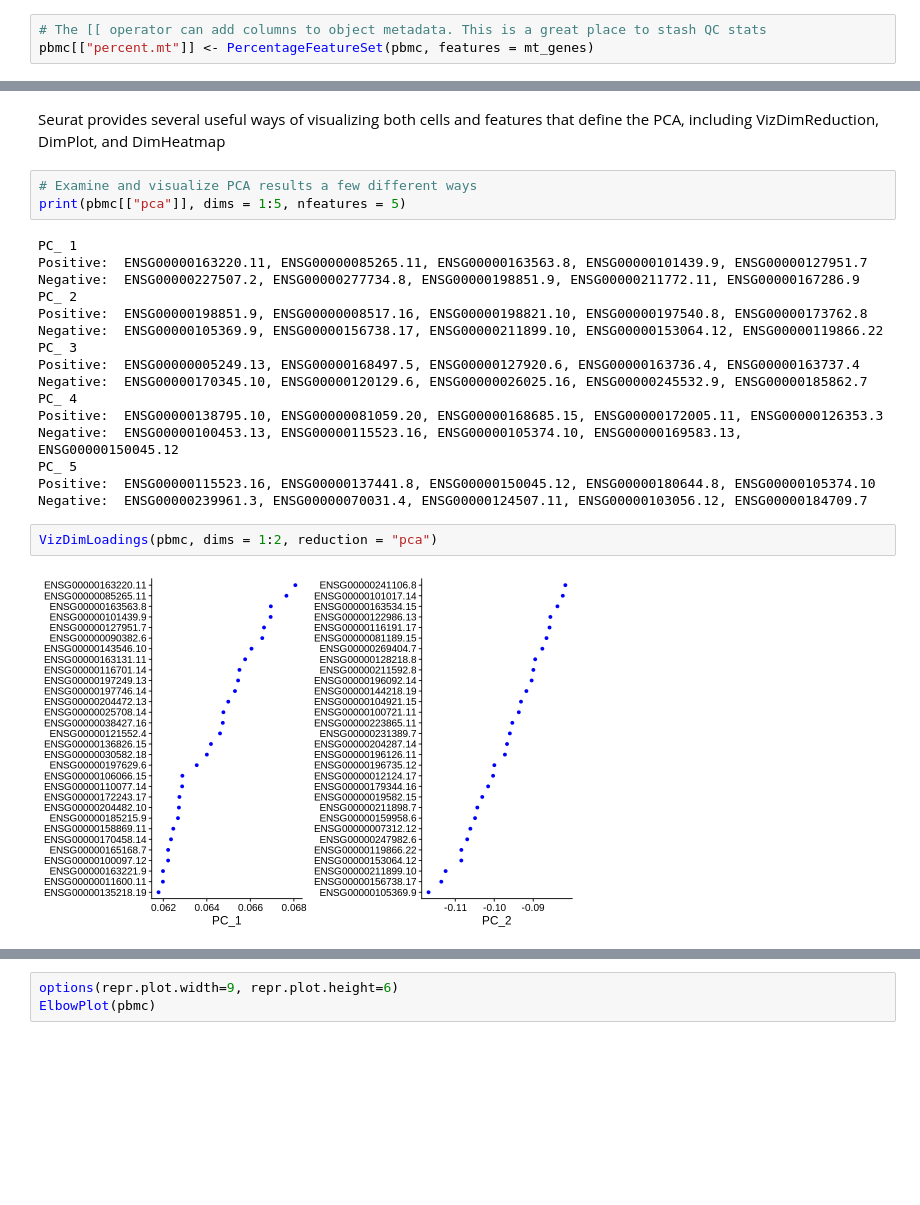
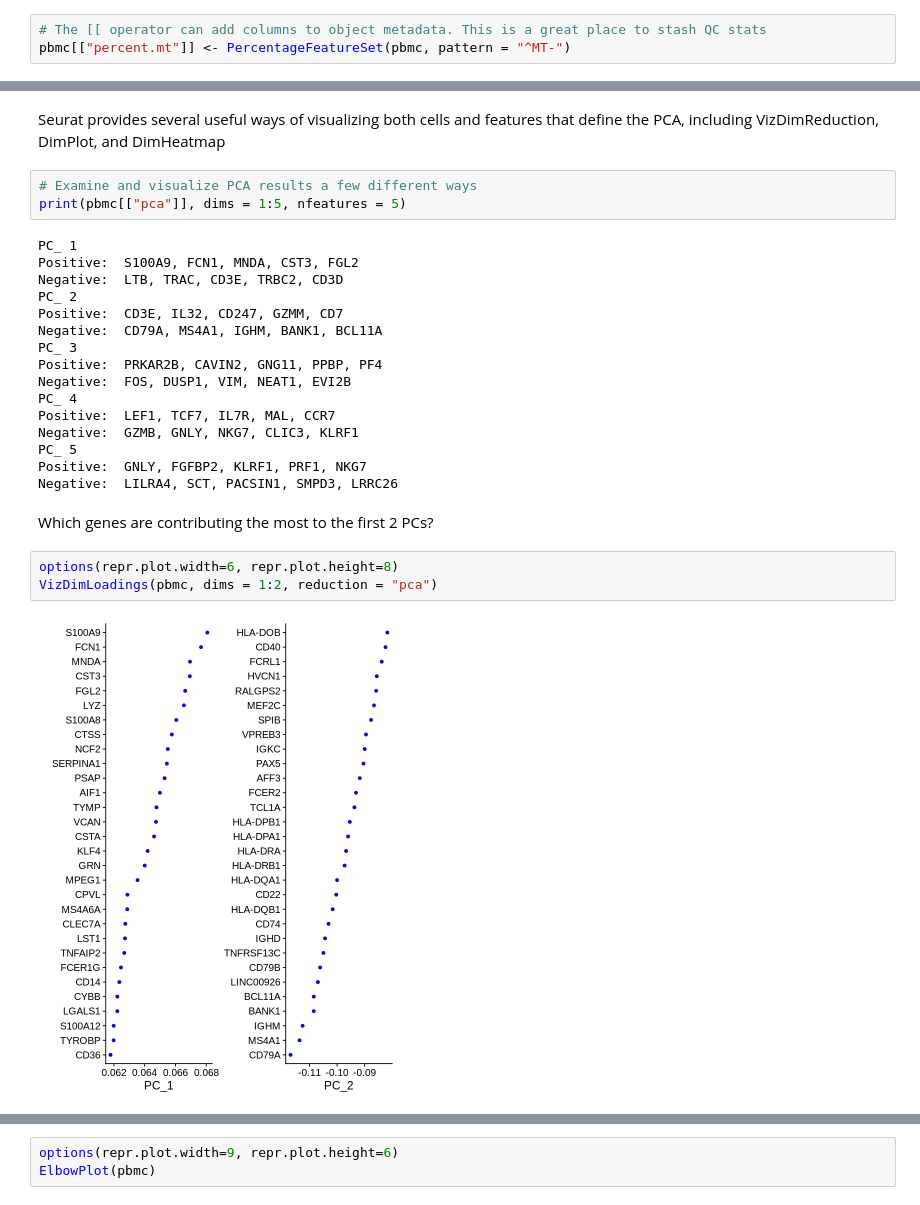
Before and after one commit to pachterlab/kallistobustools, a Jupyter notebook: notebooks/kb_atlas_annotation_Seurat.ipynb, the cells around one changed output, grey strips where cells are left out. Cells and saved outputs as stored; diff of their text form; blank space fills up the shorter version.

```diff
--- a/notebooks/kb_atlas_annotation_Seurat.ipynb
+++ b/notebooks/kb_atlas_annotation_Seurat.ipynb
@@ -300,7 +357,7 @@ We calculate mitochondrial QC metrics with the PercentageFeatureSet function, wh
 We use the set of all genes starting with MT- as a set of mitochondrial genes
 # %%
 # The [[ operator can add columns to object metadata. This is a great place to stash QC stats
-pbmc[["percent.mt"]] <- PercentageFeatureSet(pbmc, features = mt_genes)
+pbmc[["percent.mt"]] <- PercentageFeatureSet(pbmc, pattern = "^MT-")
 # %% [markdown]
 The number of unique genes and total molecules are automatically calculated during CreateSeuratObject
 You can find them stored in the object meta data
@@ -449,22 +489,25 @@ Seurat provides several useful ways of visualizing both cells and features that
 print(pbmc[["pca"]], dims = 1:5, nfeatures = 5)
 # %% [output]
 PC_ 1
-Positive:  ENSG00000163220.11, ENSG00000085265.11, ENSG00000163563.8, ENSG00000101439.9, ENSG00000127951.7
-Negative:  ENSG00000227507.2, ENSG00000277734.8, ENSG00000198851.9, ENSG00000211772.11, ENSG00000167286.9
+Positive:  S100A9, FCN1, MNDA, CST3, FGL2
+Negative:  LTB, TRAC, CD3E, TRBC2, CD3D
 PC_ 2
-Positive:  ENSG00000198851.9, ENSG00000008517.16, ENSG00000198821.10, ENSG00000197540.8, ENSG00000173762.8
-Negative:  ENSG00000105369.9, ENSG00000156738.17, ENSG00000211899.10, ENSG00000153064.12, ENSG00000119866.22
+Positive:  CD3E, IL32, CD247, GZMM, CD7
+Negative:  CD79A, MS4A1, IGHM, BANK1, BCL11A
 PC_ 3
-Positive:  ENSG00000005249.13, ENSG00000168497.5, ENSG00000127920.6, ENSG00000163736.4, ENSG00000163737.4
-Negative:  ENSG00000170345.10, ENSG00000120129.6, ENSG00000026025.16, ENSG00000245532.9, ENSG00000185862.7
+Positive:  PRKAR2B, CAVIN2, GNG11, PPBP, PF4
+Negative:  FOS, DUSP1, VIM, NEAT1, EVI2B
 PC_ 4
-Positive:  ENSG00000138795.10, ENSG00000081059.20, ENSG00000168685.15, ENSG00000172005.11, ENSG00000126353.3
-Negative:  ENSG00000100453.13, ENSG00000115523.16, ENSG00000105374.10, ENSG00000169583.13, ENSG00000150045.12
+Positive:  LEF1, TCF7, IL7R, MAL, CCR7
+Negative:  GZMB, GNLY, NKG7, CLIC3, KLRF1
 PC_ 5
-Positive:  ENSG00000115523.16, ENSG00000137441.8, ENSG00000150045.12, ENSG00000180644.8, ENSG00000105374.10
-Negative:  ENSG00000239961.3, ENSG00000070031.4, ENSG00000124507.11, ENSG00000103056.12, ENSG00000184709.7
+Positive:  GNLY, FGFBP2, KLRF1, PRF1, NKG7
+Negative:  LILRA4, SCT, PACSIN1, SMPD3, LRRC26
+# %% [markdown]
+Which genes are contributing the most to the first 2 PCs?
 # %%
+options(repr.plot.width=6, repr.plot.height=8)
 VizDimLoadings(pbmc, dims = 1:2, reduction = "pca")
 # %% [output]
-[figure, old version]
+[figure, new version]
 # %%
```
Also changed, not shown: parts of 76 cells of this notebook.
